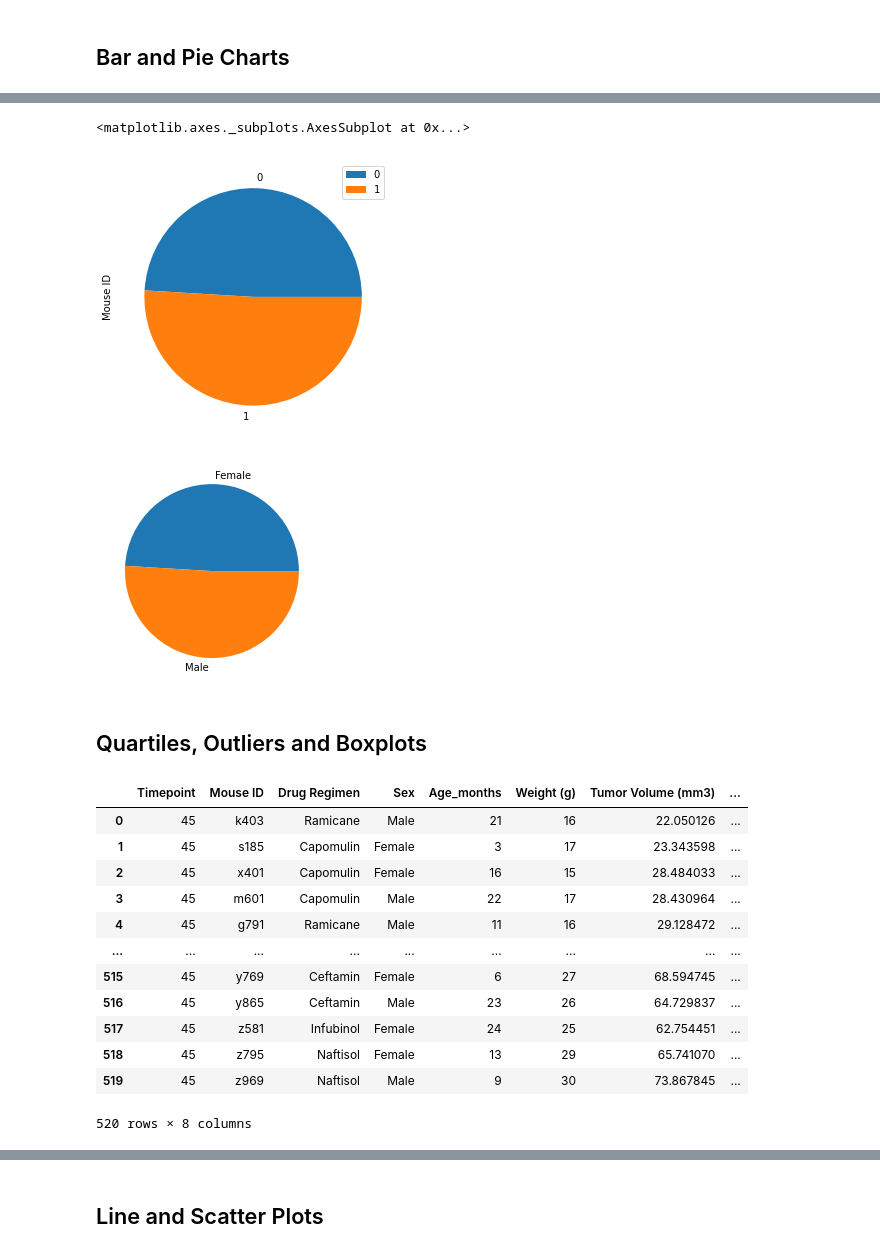
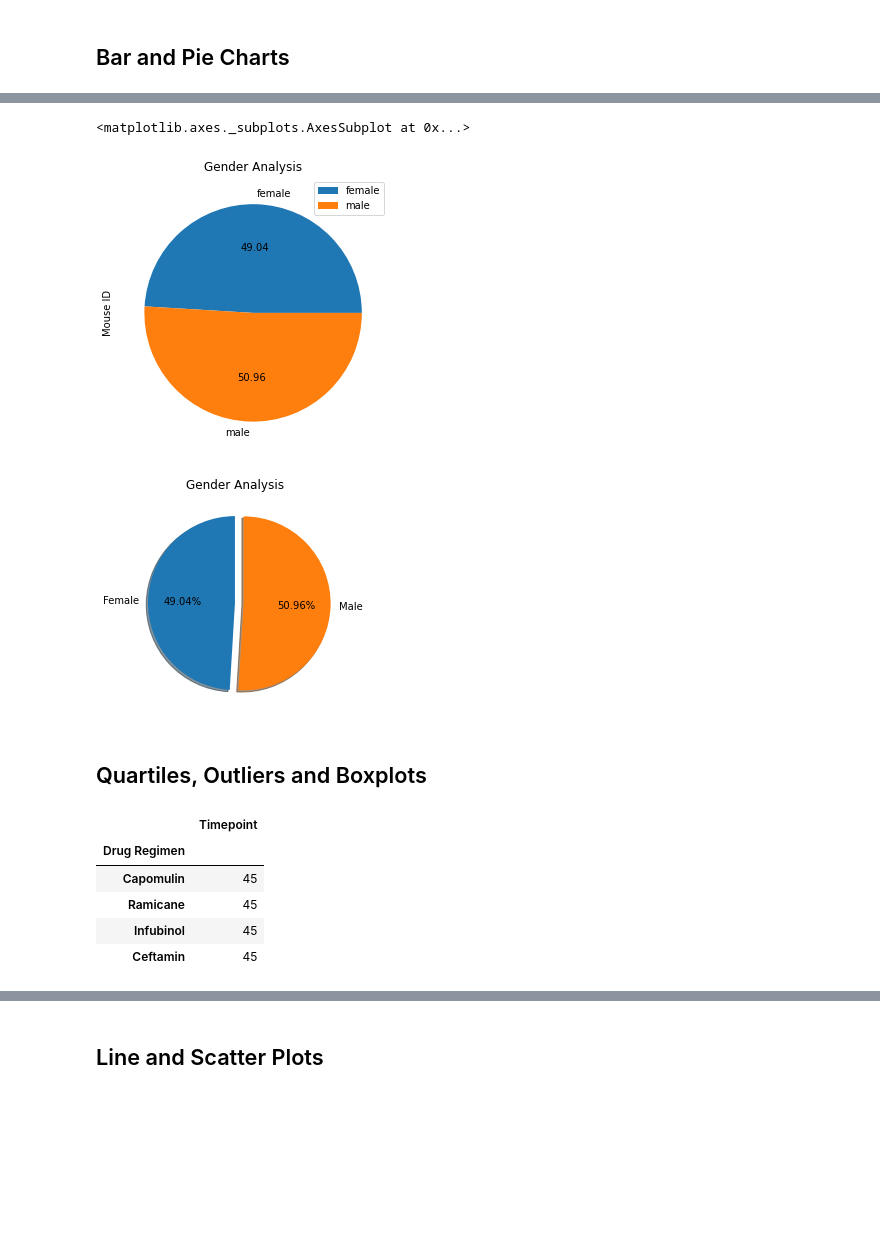
Before and after one commit to Stencoss/MatplotlibChallenge, a Jupyter notebook: pymaceuticals_starter.ipynb, the cells around one changed output, grey strips where cells are left out. Cells and saved outputs as stored; diff of their text form; code cells hidden in the pictures; blank space fills up the shorter version.

Commit message:
Completed problems - need to clean up

```diff
--- a/pymaceuticals_starter.ipynb
+++ b/pymaceuticals_starter.ipynb
@@ -170,19 +173,23 @@ ax.bar(x_axis, y_axis)
 # %%
 # Generate a pie plot showing the distribution of female versus male mice using Pandas
 gender_df = pd.DataFrame(clean_df.groupby('Sex').count()).reset_index()
-gender_df.plot.pie(y='Mouse ID', figsize=(5,5))
+gender_df.plot.pie(y='Mouse ID', figsize=(5,5), title='Gender Analysis',
+                    labels=['female', 'male'], autopct='%.2f')
 # %% [output]
 <matplotlib.axes._subplots.AxesSubplot at 0x...>
-[figure, old version]
+[figure, new version]
 # %%
 # Generate a pie plot showing the distribution of female versus male mice using pyplot
 y = gender_df['Mouse ID']
 labels = 'Female', 'Male'
+explode = (0,.1)
 fig1, ax1 = plt.subplots()
-ax1.pie(y, labels=labels)
+ax1.pie(y, labels=labels, autopct='%1.2f%%', explode=explode, shadow=True,
+            startangle=90)
+plt.title("Gender Analysis")
 plt.show()
 # %% [output]
-[figure, old version]
+[figure, new version]
 # %% [markdown]
 ## Quartiles, Outliers and Boxplots
 # %%
@@ -193,19 +200,14 @@ final_df = final_df.loc[['Capomulin', 'Ramicane', 'Infubinol', 'Ceftamin']]
 final_df
 # Start by getting the last (greatest) timepoint for each mouse
 # Merge this group df with the original dataframe to get the tumor volume at the last timepoint
-merged_final_df = final_df.merge(clean_df, how='inner')
-merged_final_df
+# merged_final_df = final_df.merge(clean_df, how='inner')
+# # #pd.set_option('display.max_rows', 520)
+# final_df.loc[final_df['Mouse ID'] == 'b447']
+# merged_final_df
 # %% [output]
-|  | Timepoint | Mouse ID | Drug Regimen | Sex | Age_months | Weight (g) | Tumor Volume (mm3) | ... |
-| 0 | 45 | k403 | Ramicane | Male | 21 | 16 | 22.050126 | ... |
-| 1 | 45 | s185 | Capomulin | Female | 3 | 17 | 23.343598 | ... |
-| 2 | 45 | x401 | Capomulin | Female | 16 | 15 | 28.484033 | ... |
-| 3 | 45 | m601 | Capomulin | Male | 22 | 17 | 28.430964 | ... |
-| 4 | 45 | g791 | Ramicane | Male | 11 | 16 | 29.128472 | ... |
-| ... | ... | ... | ... | ... | ... | ... | ... | ... |
-| 515 | 45 | y769 | Ceftamin | Female | 6 | 27 | 68.594745 | ... |
-| 516 | 45 | y865 | Ceftamin | Male | 23 | 26 | 64.729837 | ... |
-| 517 | 45 | z581 | Infubinol | Female | 24 | 25 | 62.754451 | ... |
-| 518 | 45 | z795 | Naftisol | Female | 13 | 29 | 65.741070 | ... |
-| 519 | 45 | z969 | Naftisol | Male | 9 | 30 | 73.867845 | ... |
+|  | Timepoint |
+| Drug Regimen |  |
+| Capomulin | 45 |
+| Ramicane | 45 |
+| Infubinol | 45 |
+| Ceftamin | 45 |
-520 rows × 8 columns
```
Also changed, not shown: parts of 8 cells of this notebook.
